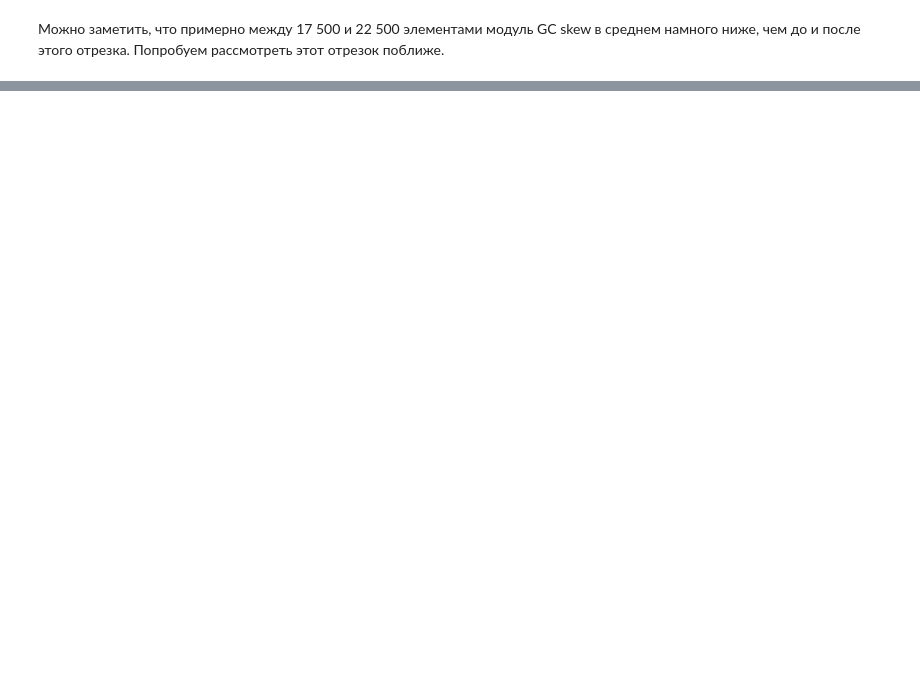
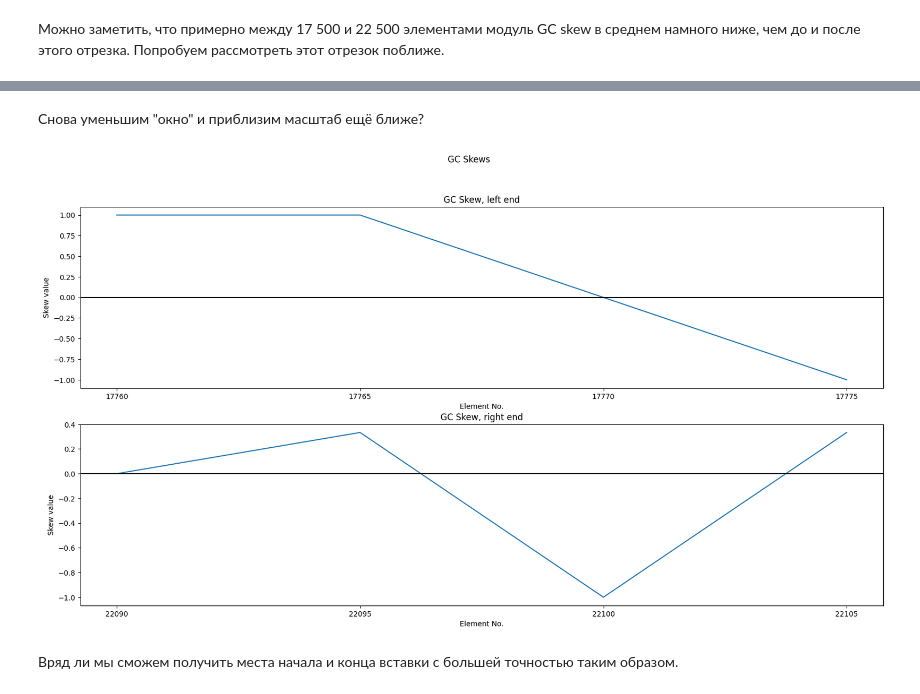
Before and after one commit to Nickitarius/fatsa_contest, a Jupyter notebook: case1.ipynb, the cells around one changed output, grey strips where cells are left out. Drawn from its saved outputs; the diff is of its cells as text; code cells hidden in the pictures; blank space fills up the shorter version.

```diff
--- a/case1.ipynb
+++ b/case1.ipynb
@@ -89,0 +130,41 @@ plt.show()
+# %% [markdown]
+Снова уменьшим "окно" и приблизим масштаб ещё ближе?
+# %%
+window_size1 = 5
+
+fig_3, (ax_l, ax_r) = plt.subplots(2, 1, figsize=(20, 10))
+fig_3.suptitle("GC Skews")
+
+border_left_l = 17760
+border_right_l = 17780
+
+seq_l = seq_orig[border_left_l:border_right_l]
+skew_l = SU.GC_skew(seq_l, window_size1)
+
+ax_l.set_title("GC Skew, left end")
+ax_l.plot(range(border_left_l, border_right_l, window_size1), skew_l)
+ax_l.set_xlabel("Element No.")
+ax_l.set_ylabel("Skew value")
+# ax_l.xaxis.set_minor_locator(MultipleLocator(20))
+ax_l.xaxis.set_major_locator(MultipleLocator(5))
+ax_l.axhline(0, color='black')
+
+border_left_r = 22090
+border_right_r = 22110
+
+seq_r = seq_orig[border_left_r:border_right_r]
+skew_r = SU.GC_skew(seq_r, window_size1)
+
+ax_r.set_title("GC Skew, right end")
+ax_r.plot(range(border_left_r, border_right_r, window_size1), skew_r)
+ax_r.set_xlabel("Element No.")
+ax_r.set_ylabel("Skew value")
+# ax_r.xaxis.set_minor_locator(MultipleLocator(100))
+ax_r.xaxis.set_major_locator(MultipleLocator(5))
+ax_r.axhline(0, color='black')
+
+plt.show()
+# %% [output]
+[figure, added]
+# %% [markdown]
+Вряд ли мы сможем получить места начала и конца вставки с большей точностью таким образом.
```
Also changed, not shown: parts of 8 cells of this notebook.
